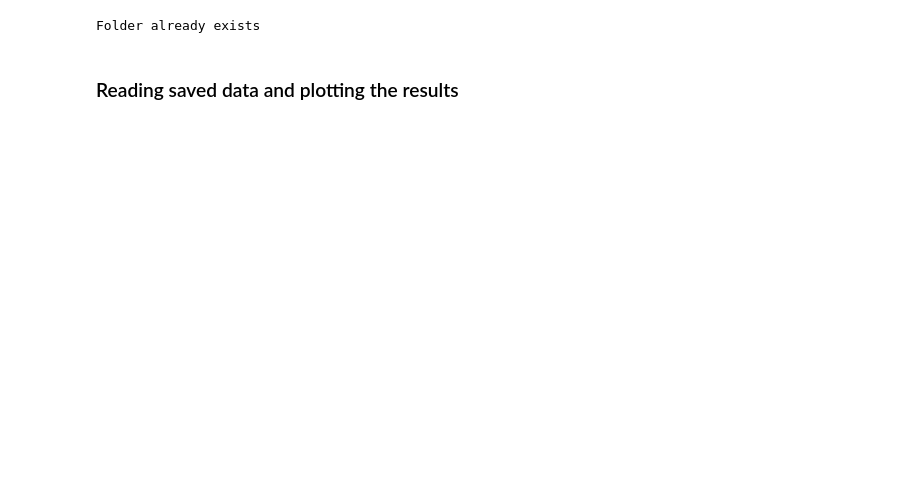
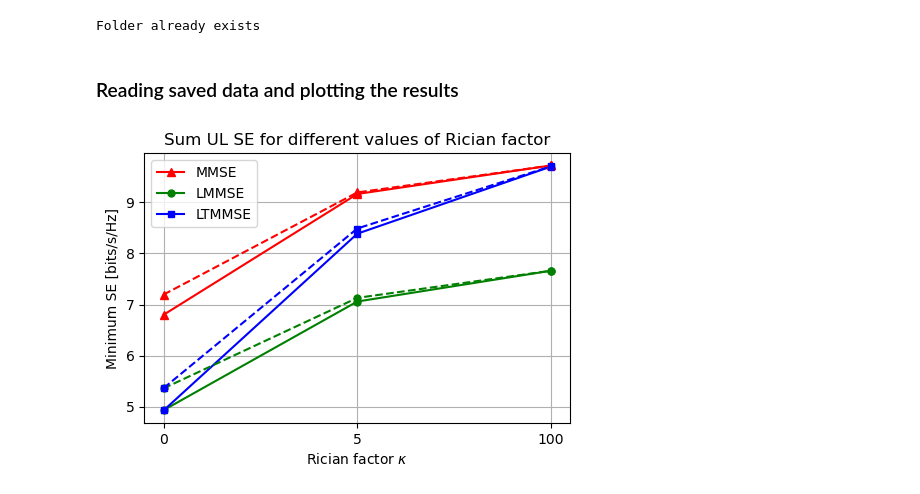
Before and after one commit to Noor187/cellfree_los, a Jupyter notebook: results.ipynb, the cells around one changed output. Drawn from its saved outputs; the diff is of its cells as text; code cells hidden in the pictures; blank space fills up the shorter version.

```diff
--- a/results.ipynb
+++ b/results.ipynb
@@ -111 +120,17 @@ mmse_k_dcc_mm, lmmse_k_dcc_mm, tmmse_k_dcc_mm = funcs.read_SEs_dist_(results_pat
+# %%
+plt.figure(figsize=(5.5, 3.5))
+plt.plot(kappa, np.mean(np.min(mmse_k_dcc_mm[:, :,1, :], 2), 1), linestyle='-', marker='^',markersize=6, color="red", label="MMSE")
+plt.plot(kappa, np.mean(np.min(lmmse_k_dcc_mm[:, :,1, :], 2), 1), linestyle='-', marker='o',markersize=5, color="green",label="LMMSE")
+plt.plot(kappa, np.mean(np.min(tmmse_k_dcc_mm[:, :,1, :], 2), 1), linestyle='-', marker='s',markersize=5, color="blue",label="LTMMSE")
+plt.plot(kappa, np.mean(np.min(mmse_k_dcc_mm[:, :,0, :], 2), 1), linestyle='--', marker='^',markersize=6, color="red")
+plt.plot(kappa, np.mean(np.min(lmmse_k_dcc_mm[:, :,0, :], 2), 1), linestyle='--', marker='o',markersize=5, color="green")
+plt.plot(kappa, np.mean(np.min(tmmse_k_dcc_mm[:, :,0, :], 2), 1), linestyle='--', marker='s',markersize=5, color="blue")
+plt.xlabel('Rician factor $\kappa$')
+plt.ylabel('Minimum SE [bits/s/Hz]')
+plt.title('Sum UL SE for different values of Rician factor')
+plt.grid()
+plt.legend(loc=0, prop={'size': 10})
+plt.show()
+# %% [output]
+[figure, added]
 # %%
```
Also changed, not shown: parts of 11 cells of this notebook.
